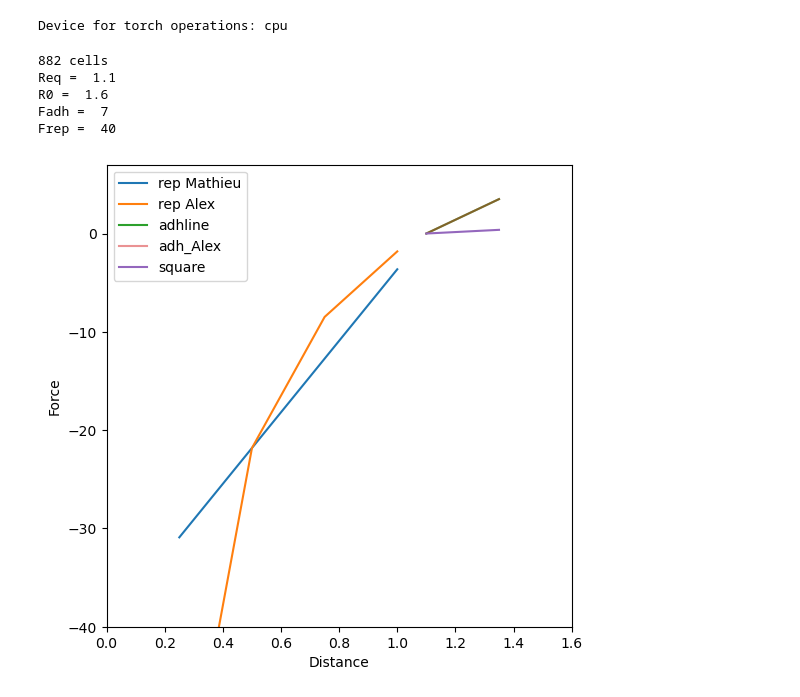
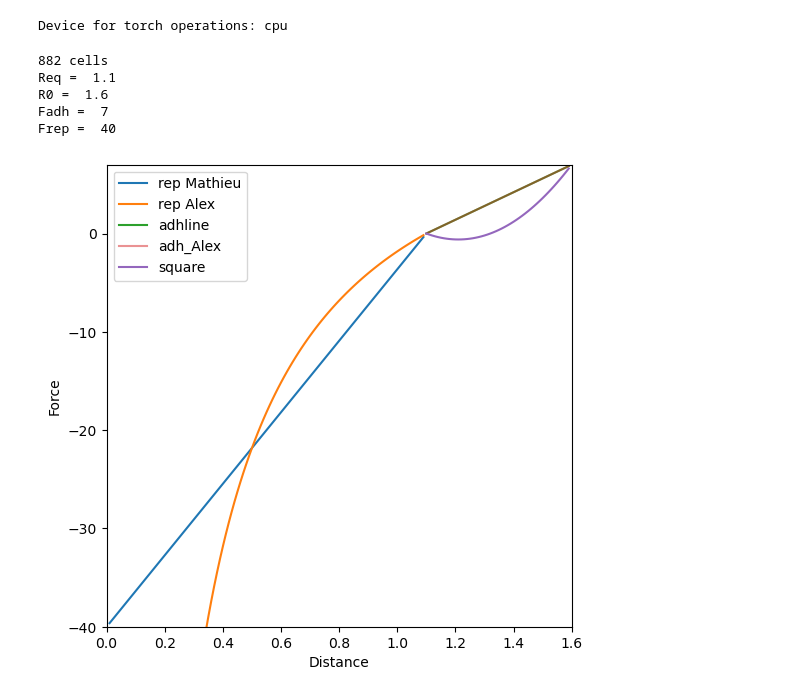
Before and after one commit to Alex-code-lab/particle_model, a Jupyter notebook: Modèle_Simu_particules.ipynb, the cells around one changed output. Drawn from its saved outputs; the diff is of its cells as text; code cells hidden in the pictures.

```diff
--- a/Modèle_Simu_particules.ipynb
+++ b/Modèle_Simu_particules.ipynb
@@ -316,39 +318,39 @@ class Surface:
 SPACE_SIZE = 2048 #1308 # Micrometers
 # time settings
 TIME_SIMU = 90 # time simulation in minutes
-DELTA_T =15/60 # 0.01 # simulation interval in minutes
+DELTA_T = 15/60 # 0.01 # simulation interval in minutes
 PLOT_INTERVAL = 1 # 25
 # simulation parameters
 MU = 1  # mobility in min.kg-1
 F_REP = 40  # repulsive strength
 F_ADH = 7 # 3 #4 #attractive strength force kg.um.min-2
 R_EQ = 1.1 # 11  # equilibrium radius in um
 R_0 = 1.6 # 16  # interaction radius in um
 MIN_DISTANCE_INIT = R_EQ
 NOISE = 10  # noise intensity
 TAU = 5 # characteristic time for the polarization to align in the scattering direction defined by v=dr/dt = time
 PERSISTENCE_POP1 = 0.2
 PERSISTENCE_POP2 = 0.6
 # Cells definition
 PACKING_FRACTION = 0.0002
 N_CELLS = int((PACKING_FRACTION*SPACE_SIZE**2)/
               (math.pi*((R_EQ/2)**2)))  # number of particles
 # N = 2000
 print(N_CELLS, "cells")
 velocity_magnitude_pop1 = 5 #um/min
 velocity_magnitude_pop2 = 5 # um/min
 
 COEFF_CARRE = 50
 COEFF_REP = 0.5
-plot_function(pas=DELTA_T, Req=R_EQ, R0=R_0, Frep=F_REP,
+plot_function(pas=0.01, Req=R_EQ, R0=R_0, Frep=F_REP,
               Fadh=F_ADH, a=COEFF_CARRE, coeff_rep=COEFF_REP)
 # %% [output]
 882 cells
 Req =  1.1
 R0 =  1.6
 Fadh =  7
 Frep =  40
-[figure, old version]
+[figure, new version]
 # %%
 # In[Definition of the populations]
 population1 = Population(num_cells=int(N_CELLS/2), space_size=SPACE_SIZE,\
```
Also changed, not shown: parts of 19 cells of this notebook.
